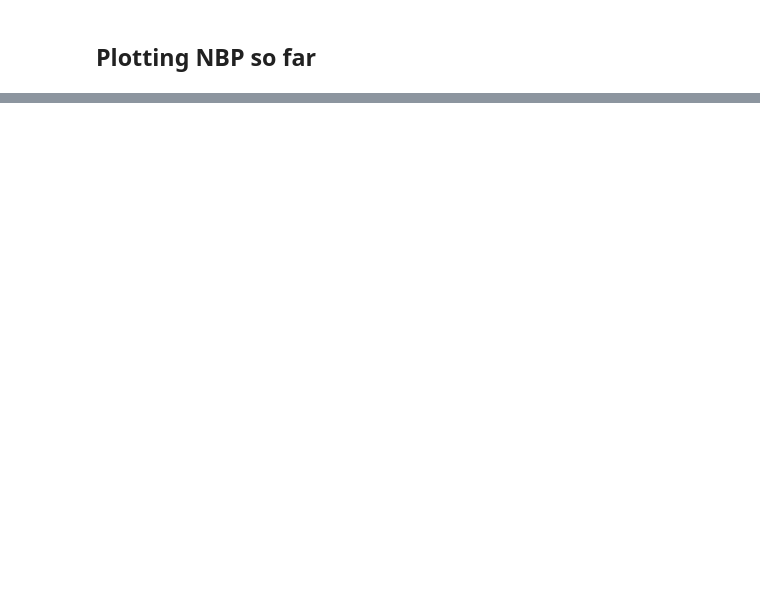
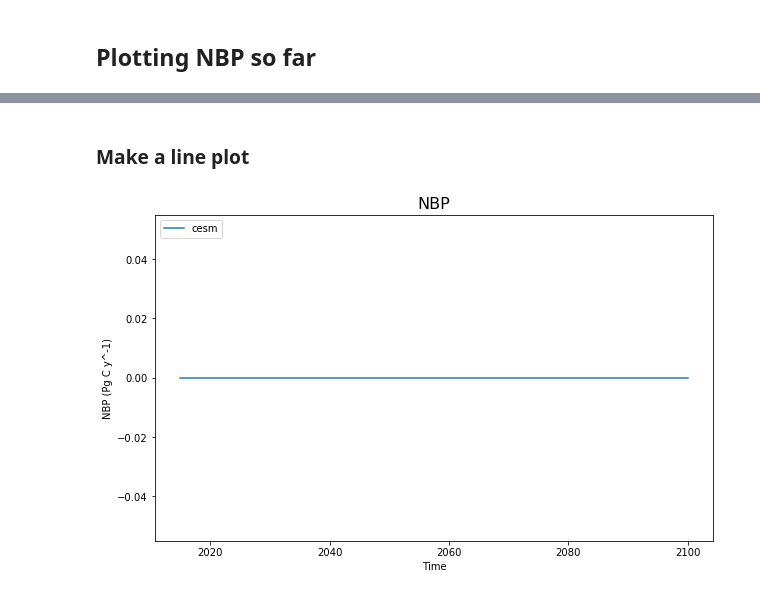
Before and after one commit to katiedagon/cmip6hack-landcarbon, a Jupyter notebook: notebooks/data_intake.ipynb, the cells around one changed output, grey strips where cells are left out. Cells and saved outputs as stored; diff of their text form; code cells hidden in the pictures; blank space fills up the shorter version.

Commit message:
Work on plotting NBP

```diff
--- a/notebooks/data_intake.ipynb
+++ b/notebooks/data_intake.ipynb
@@ -214,0 +455,17 @@ Attributes:
+# %% [markdown]
+### Make a line plot
+# %%
+fig = plt.figure(figsize=(10, 6))
+
+# Ask, out of a 1x1 grid, the first axes.
+ax = fig.add_subplot(1, 1, 1)
+
+# Plot times as x-variable and temperatures as y-variable
+ax.plot(ann_glob_cesm.coords['time.year'], ann_glob_cesm[0,:], label='cesm')
+# Add some labels to the plot
+ax.set_xlabel('Time')
+ax.set_ylabel('NBP'+' (' + ann_glob_cesm.attrs['units'] +')')
+ax.set_title('NBP', fontdict={'size':16})
+ax.legend(loc='upper left');
+# %% [output]
+[figure, added]
```
Also changed, not shown: parts of 59 cells of this notebook, 4 other files.
